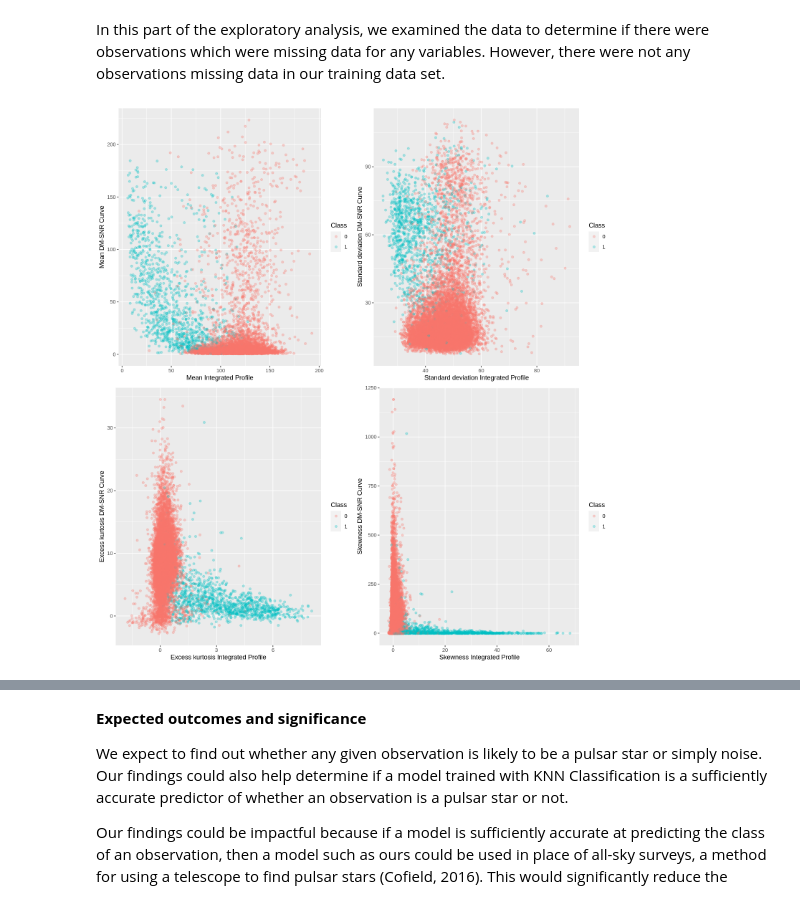
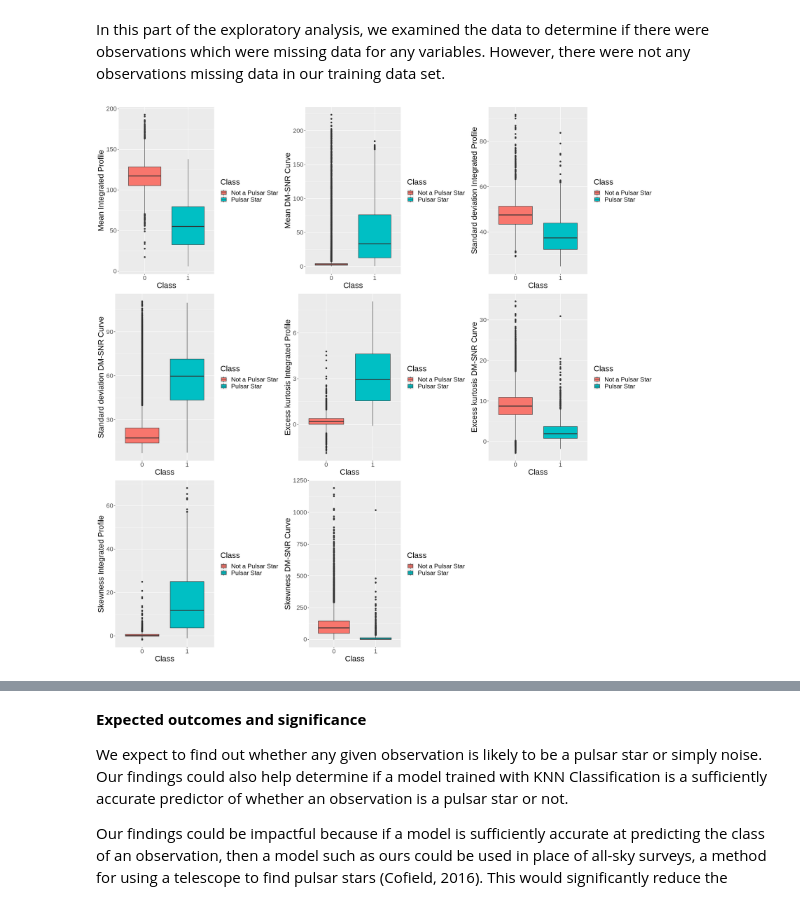
Before and after one commit to saminourji/PulsarStarProject, a Jupyter notebook: Project_Proposal.ipynb, the cells around one changed output, grey strips where cells are left out. Cells and saved outputs as stored; diff of their text form; code cells hidden in the pictures.

Commit message:
Changed visualizations to boxplots
Boxplots are superior to scatterplots in demonstrating the utility of each predictive variable in predicting the Class of the observation.

```diff
--- a/Project_Proposal.ipynb
+++ b/Project_Proposal.ipynb
@@ -160,36 +178,81 @@ In this part of the exploratory analysis, we examined the data to determine if t
 # %%
 ## EXPLORATORY DATA ANALYSIS: VISUALIZATIONS ##
 
-options(repr.plot.width = 12, repr.plot.height = 13)
-## create a plot comparing the Mean Integrated Profile variable against the Mean DM-SNR Curve variable by Class
-pulsar_plot_mean <- pulsar_train |>
-      ggplot(aes(x = Mean.IP, y = Mean.DM.SNR.curve, colour = Class))+
-      geom_point(alpha = .3)+
+# these boxplots show the distribution of observations for each variable and how that relates to the Class of the observation
+pulsar_boxplot_IPmean <- pulsar_train |>
+      ggplot(aes(x = Mean.IP, y = Class, fill = Class))+
+      geom_boxplot()+
       labs( x = "Mean Integrated Profile" ,
-            y =  "Mean DM-SNR Curve",
-            colour = "Class")
+            y =  "Class") +
+      coord_flip()+
+      scale_fill_discrete(labels = c( "Not a Pulsar Star", "Pulsar Star"))+
+      theme(text = element_text(size = 20))
 
-pulsar_plot_stdev <- pulsar_train |>
-      ggplot(aes(x = Standard.deviation.IP, y = Standard.deviation.DM.SNR.curve, colour = Class))+
-      geom_point(alpha = .3)+
+pulsar_boxplot_DMSNRmean <- pulsar_train |>
+      ggplot(aes(x = Mean.DM.SNR.curve, y = Class, fill = Class))+
+      geom_boxplot()+
+      labs( x = "Mean DM-SNR Curve" ,
+            y =  "Class") +
+      coord_flip()+
+      scale_fill_discrete(labels = c( "Not a Pulsar Star", "Pulsar Star"))+
+      theme(text = element_text(size = 20))
+
+pulsar_boxplot_SDIP <- pulsar_train |>
+      ggplot(aes(x = Standard.deviation.IP, y = Class, fill = Class))+
+      geom_boxplot()+
       labs( x = "Standard deviation Integrated Profile" ,
-            y =  "Standard deviation DM-SNR Curve",
-            colour = "Class" )
+            y =  "Class") +
+      coord_flip()+
+      scale_fill_discrete(labels = c( "Not a Pulsar Star", "Pulsar Star"))+
+      theme(text = element_text(size = 20))
 
-pulsar_plot_exkur <- pulsar_train |>
-      ggplot(aes(x = Excess.kurtosis.IP, y = Excess.kurtosis.DM.SNR.curve, colour = Class))+
-      geom_point(alpha = .3)+
+pulsar_boxplot_SD_DMSNR <- pulsar_train |>
+      ggplot(aes(x = Standard.deviation.DM.SNR.curve, y = Class, fill = Class))+
+      geom_boxplot()+
+      labs( x = "Standard deviation DM-SNR Curve" ,
+            y =  "Class") +
+      coord_flip()+
+      scale_fill_discrete(labels = c( "Not a Pulsar Star", "Pulsar Star"))+
+      theme(text = element_text(size = 20))
+
+pulsar_boxplot_exkur_IP <- pulsar_train |>
+      ggplot(aes(x =Excess.kurtosis.IP , y = Class, fill = Class))+
+      geom_boxplot()+
       labs( x = "Excess kurtosis Integrated Profile" ,
-            y =  "Excess kurtosis DM-SNR Curve",
-            colour = "Class" )
+            y =  "Class") +
+      coord_flip()+
+      scale_fill_discrete(labels = c( "Not a Pulsar Star", "Pulsar Star"))+
+      theme(text = element_text(size = 20))
 
-pulsar_plot_skew <- pulsar_train |>
-      ggplot(aes(x = Skewness.IP, y = Skewness.DM.SNR.curve, colour = Class))+
-      geom_point(alpha = .3)+
+pulsar_boxplot_exkur_DMSNR <- pulsar_train |>
+      ggplot(aes(x = Excess.kurtosis.DM.SNR.curve , y = Class, fill = Class))+
+      geom_boxplot()+
+      labs( x = "Excess kurtosis DM-SNR Curve" ,
+            y =  "Class") +
+      coord_flip()+
+      scale_fill_discrete(labels = c( "Not a Pulsar Star", "Pulsar Star"))+
+      theme(text = element_text(size = 20))
+
+pulsar_boxplot_skew_IP <- pulsar_train |>
+      ggplot(aes(x = Skewness.IP, y = Class, fill = Class))+
+      geom_boxplot()+
       labs( x = "Skewness Integrated Profile" ,
-            y =  "Skewness DM-SNR Curve",
-            colour = "Class" )
+            y =  "Class") +
+      coord_flip()+
+      scale_fill_discrete(labels = c( "Not a Pulsar Star", "Pulsar Star"))+
+      theme(text = element_text(size = 20))
 
-plot_grid(pulsar_plot_mean, pulsar_plot_stdev, pulsar_plot_exkur, pulsar_plot_skew)
+pulsar_boxplot_skew_DMSNR <- pulsar_train |>
+      ggplot(aes(x = Skewness.DM.SNR.curve, y = Class, fill = Class))+
+      geom_boxplot()+
+      labs( x = "Skewness DM-SNR Curve" ,
+            y =  "Class") +
+      coord_flip()+
+      scale_fill_discrete(labels = c( "Not a Pulsar Star", "Pulsar Star"))+
+      theme(text = element_text(size = 20))
+
+options(repr.plot.width=20, repr.plot.height=20)
+
+plot_grid(pulsar_boxplot_IPmean, pulsar_boxplot_DMSNRmean, pulsar_boxplot_SDIP, pulsar_boxplot_SD_DMSNR,pulsar_boxplot_exkur_IP, pulsar_boxplot_exkur_DMSNR, pulsar_boxplot_skew_IP, pulsar_boxplot_skew_DMSNR )
 # %% [output]
-[figure, old version]
+[figure, new version]
```
Also changed, not shown: parts of 5 cells of this notebook.
